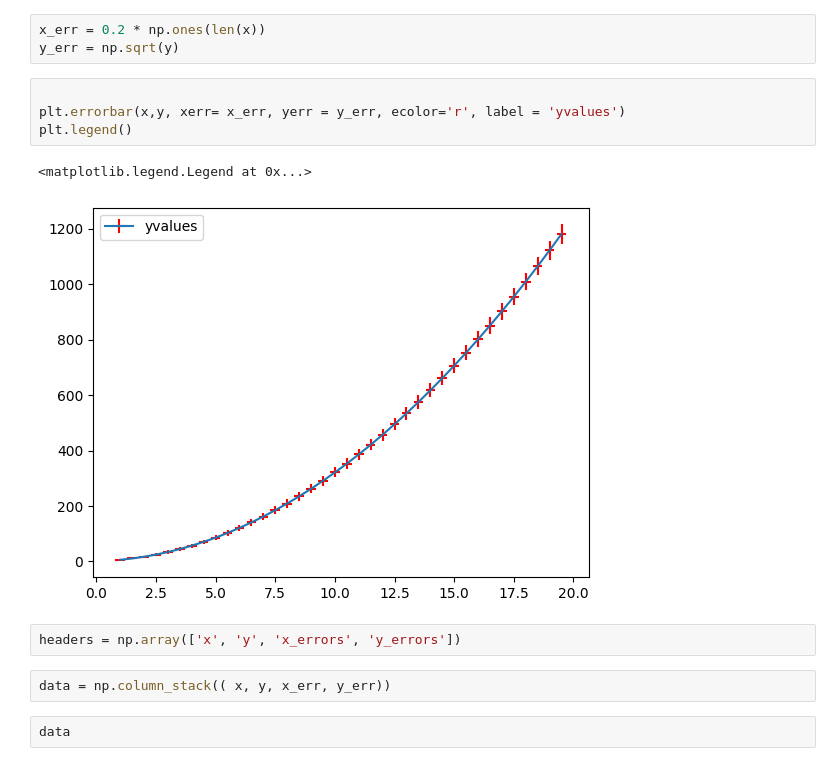
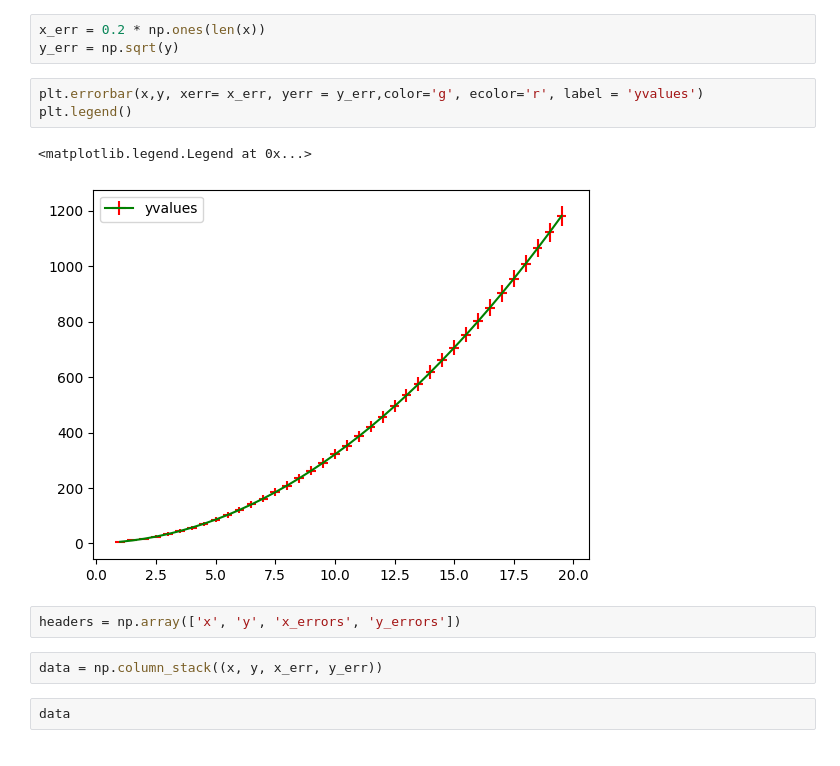
Before and after one commit to saurabhmittal23/space_physics, a Jupyter notebook: tutorial.ipynb, the cells around one changed output. Drawn from its saved outputs; the diff is of its cells as text.

```diff
--- a/tutorial.ipynb
+++ b/tutorial.ipynb
@@ -723,16 +738,15 @@ array([   6.  ,   10.75,   17.  ,   24.75,   34.  ,   44.75,   57.  ,
 x_err = 0.2 * np.ones(len(x))
 y_err = np.sqrt(y)
 # %%
-
-plt.errorbar(x,y, xerr= x_err, yerr = y_err, ecolor='r', label = 'yvalues')
+plt.errorbar(x,y, xerr= x_err, yerr = y_err,color='g', ecolor='r', label = 'yvalues')
 plt.legend()
 # %% [output]
 <matplotlib.legend.Legend at 0x...>
-[figure, old version]
+[figure, new version]
 # %%
 headers = np.array(['x', 'y', 'x_errors', 'y_errors'])
 # %%
-data = np.column_stack(( x, y, x_err, y_err))
+data = np.column_stack((x, y, x_err, y_err))
 # %%
 data
 # %% [output]
```
Also changed, not shown: parts of 31 cells of this notebook.
